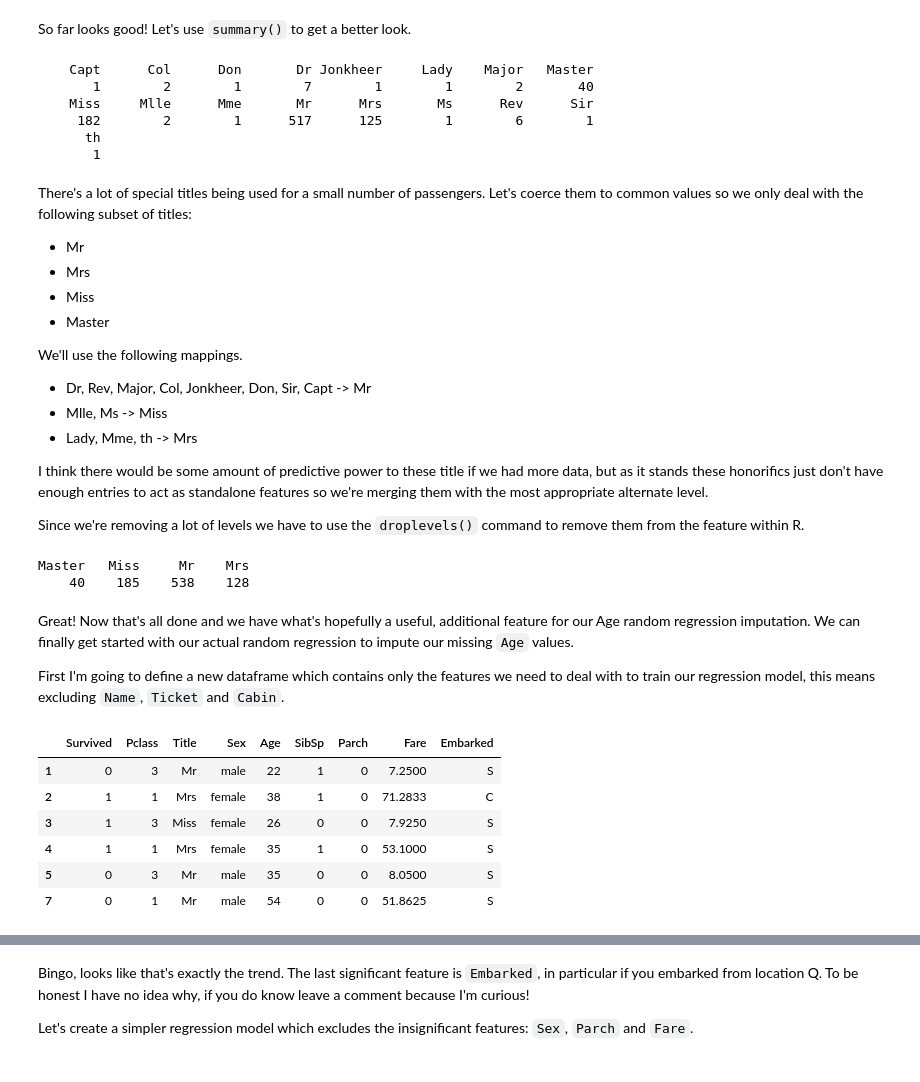
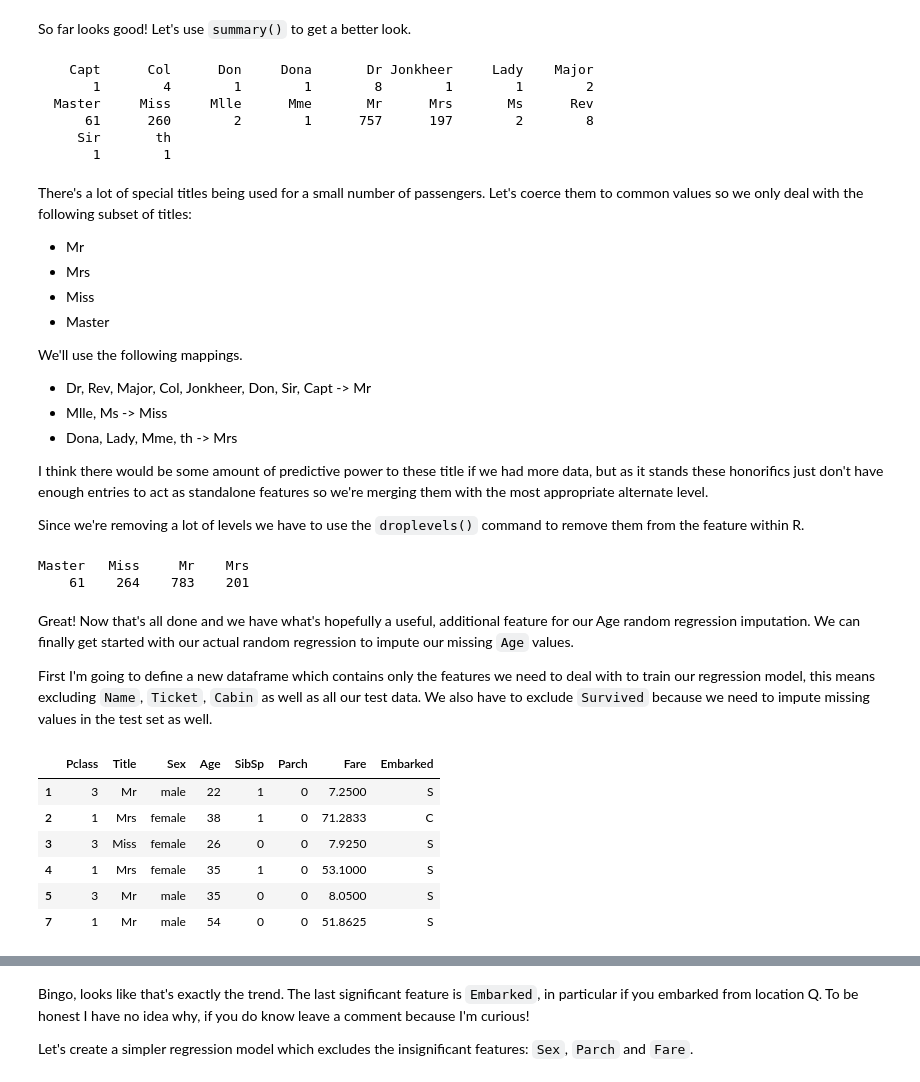
Before and after one commit to athi94/kaggle-titanic, a Jupyter notebook: notebooks/Titanic_in_R.ipynb, the cells around one changed output, grey strips where cells are left out. Saved outputs shown, nothing was run; the diff lists cells and outputs as text; code cells hidden in the pictures.

```diff
--- a/notebooks/Titanic_in_R.ipynb
+++ b/notebooks/Titanic_in_R.ipynb
@@ -156,19 +189,20 @@ getTitle = function(name) {
     return (substr(title, 1, nchar(title)-1))
 }
 
-fr_train$Title = as.factor(sapply(fr_train$Name, getTitle))
-fr_train = fr_train[c("Survived",
-                      "Pclass",
-                      "Name",
-                      "Title",
-                      "Sex",
-                      "Age",
-                      "SibSp",
-                      "Parch",
-                      "Ticket",
-                      "Fare",
-                      "Cabin",
-                      "Embarked")]
+fr_titanic$Title = as.factor(sapply(fr_titanic$Name, getTitle))
+fr_titanic = fr_titanic[c("Survived",
+                        "Pclass",
+                        "Name",
+                        "Title",
+                        "Sex",
+                        "Age",
+                        "SibSp",
+                        "Parch",
+                        "Ticket",
+                        "Fare",
+                        "Cabin",
+                        "Embarked",
+                        "Set")]
 
-head(fr_train)
+head(fr_titanic)
 # %% [output]
@@ -182,14 +216,14 @@ head(fr_train)
 # %% [markdown]
 So far looks good! Let's use `summary()` to get a better look.
 # %%
-summary(fr_train$Title)
+summary(fr_titanic$Title)
 # %% [output]
-    Capt      Col      Don       Dr Jonkheer     Lady    Major   Master
-       1        2        1        7        1        1        2       40
-    Miss     Mlle      Mme       Mr      Mrs       Ms      Rev      Sir
-     182        2        1      517      125        1        6        1
-      th
-       1
+    Capt      Col      Don     Dona       Dr Jonkheer     Lady    Major
+       1        4        1        1        8        1        1        2
+  Master     Miss     Mlle      Mme       Mr      Mrs       Ms      Rev
+      61      260        2        1      757      197        2        8
+     Sir       th
+       1        1
 # %% [markdown]
 There's a lot of special titles being used for a small number of passengers. Let's coerce them to common values so we only deal with the following subset of titles:
 
@@ -202,42 +236,42 @@ We'll use the following mappings.
 
 * Dr, Rev, Major, Col, Jonkheer, Don, Sir, Capt -> Mr
 * Mlle, Ms -> Miss
-* Lady, Mme, th -> Mrs
+* Dona, Lady, Mme, th -> Mrs
 
 I think there would be some amount of predictive power to these title if we had more data, but as it stands these honorifics just don't have enough entries to act as standalone features so we're merging them with the most appropriate alternate level.
 
 Since we're removing a lot of levels we have to use the `droplevels()` command to remove them from the feature within R.
 # %%
 mr_alias = c('Dr', 'Rev', 'Major', 'Col', 'Jonkheer', 'Don', 'Sir', 'Capt')
-mrs_alias = c('Lady', 'Mme', 'th')
+mrs_alias = c('Dona', 'Lady', 'Mme', 'th')
 miss_alias = c('Mlle', 'Ms')
 
-fr_train$Title[which(fr_train$Title %in% mr_alias)] = 'Mr'
-fr_train$Title[which(fr_train$Title %in% mrs_alias)] = 'Mrs'
-fr_train$Title[which(fr_train$Title %in% miss_alias)] = 'Miss'
+fr_titanic$Title[which(fr_titanic$Title %in% mr_alias)] = 'Mr'
+fr_titanic$Title[which(fr_titanic$Title %in% mrs_alias)] = 'Mrs'
+fr_titanic$Title[which(fr_titanic$Title %in% miss_alias)] = 'Miss'
 
-fr_train$Title = droplevels(fr_train$Title)
-summary(fr_train$Title)
+fr_titanic$Title = droplevels(fr_titanic$Title)
+summary(fr_titanic$Title)
 # %% [output]
 Master   Miss     Mr    Mrs
-    40    185    538    128
+    61    264    783    201
 # %% [markdown]
 Great! Now that's all done and we have what's hopefully a useful, additional feature for our Age random regression imputation. We can finally get started with our actual random regression to impute our missing `Age` values.
 
-First I'm going to define a new dataframe which contains only the features we need to deal with to train our regression model, this means excluding `Name`, `Ticket` and `Cabin`.
+First I'm going to define a new dataframe which contains only the features we need to deal with to train our regression model, this means excluding `Name`, `Ticket`, `Cabin` as well as all our test data. We also have to exclude `Survived` because we need to impute missing values in the test set as well.
 # %%
-rr_train = subset(fr_train, select=-c(Name, Ticket, Cabin))
-rr_train = na.omit(rr_train)
+rr_train = subset(fr_titanic, select=-c(Survived, Name, Ticket, Cabin, Set))
+rr_train = na.omit(rr_train) # Omits test data as Survived values are all NA's
 
 head(rr_train)
 # %% [output]
-|  | Survived | Pclass | Title | Sex | Age | SibSp | Parch | Fare | Embarked |
-| 1 | 0 | 3 | Mr | male | 22 | 1 | 0 | 7.2500 | S |
-| 2 | 1 | 1 | Mrs | female | 38 | 1 | 0 | 71.2833 | C |
-| 3 | 1 | 3 | Miss | female | 26 | 0 | 0 | 7.9250 | S |
-| 4 | 1 | 1 | Mrs | female | 35 | 1 | 0 | 53.1000 | S |
-| 5 | 0 | 3 | Mr | male | 35 | 0 | 0 | 8.0500 | S |
-| 7 | 0 | 1 | Mr | male | 54 | 0 | 0 | 51.8625 | S |
+|  | Pclass | Title | Sex | Age | SibSp | Parch | Fare | Embarked |
+| 1 | 3 | Mr | male | 22 | 1 | 0 | 7.2500 | S |
+| 2 | 1 | Mrs | female | 38 | 1 | 0 | 71.2833 | C |
+| 3 | 3 | Miss | female | 26 | 0 | 0 | 7.9250 | S |
+| 4 | 1 | Mrs | female | 35 | 1 | 0 | 53.1000 | S |
+| 5 | 3 | Mr | male | 35 | 0 | 0 | 8.0500 | S |
+| 7 | 1 | Mr | male | 54 | 0 | 0 | 51.8625 | S |
 # %%
 lm.fit = lm(Age ~ ., data=rr_train)
 summary(lm.fit)
```
Also changed, not shown: parts of 67 cells of this notebook.
